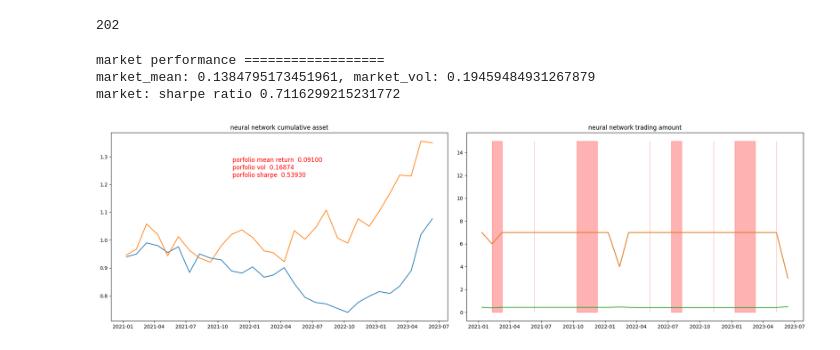
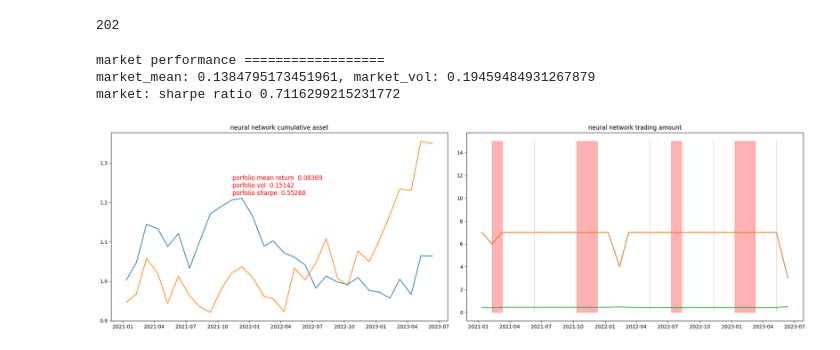
Before and after one commit to KJJHHH/Build-Portfolio, a Jupyter notebook: PORTFOLIO.ipynb, the cells around one changed output. Saved outputs shown, nothing was run; the diff lists cells and outputs as text; code cells hidden in the pictures.

```diff
--- a/PORTFOLIO.ipynb
+++ b/PORTFOLIO.ipynb
@@ -264,32 +184,32 @@ models = {1: "linear",
          8: "ensemble",
          }
 
 model_config = \
         {
         "industry": "automobile",
         "train_size": 5,
         "test_size": 1,
         "test_start": 2021,
 
         "long_bound": 80,
         "short_bound": 20,
         "ls_decision": ["test", "no running"],
-        "n_trials": 5,
+        "n_trials": 20,
         "tune": True,
         "do_short": True,
         "input_size": 89   # = input size | original dimension = input_size: 89
         }
 
 for i in models:
     if i < 8:
         model_name = models[7]
         plot_model_result(industry, model_name, model_config)
         # performance_rolling rplsw_rolling, market_rolling, = \
         #    models_get_result(industry, model_name, model_config)
         # n_long, n_short, trading_rate = trading(rplsw_rolling)
         break
 # %% [output]
 market performance ==================
 market_mean: 0.1384795173451961, market_vol: 0.19459484931267879
 market: sharpe ratio 0.7116299215231772
-[figure, old version]
+[figure, new version]
```
Also changed, not shown: parts of 1 cell of this notebook, 3 other files.
